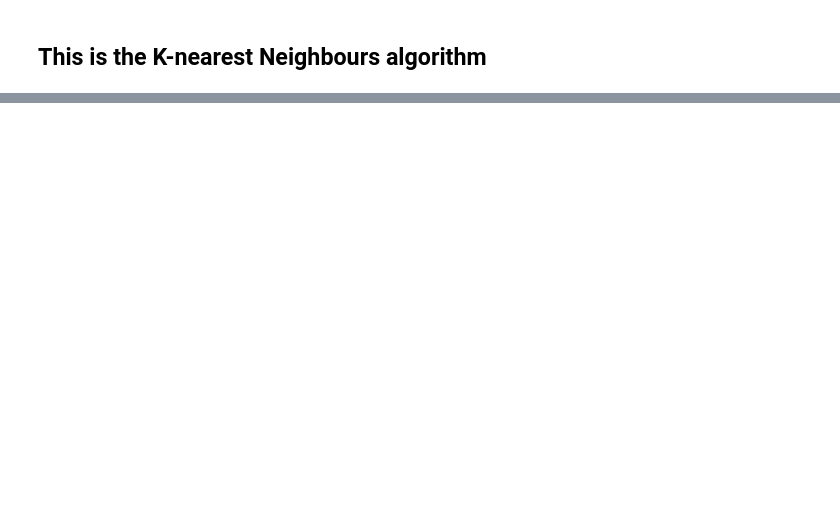
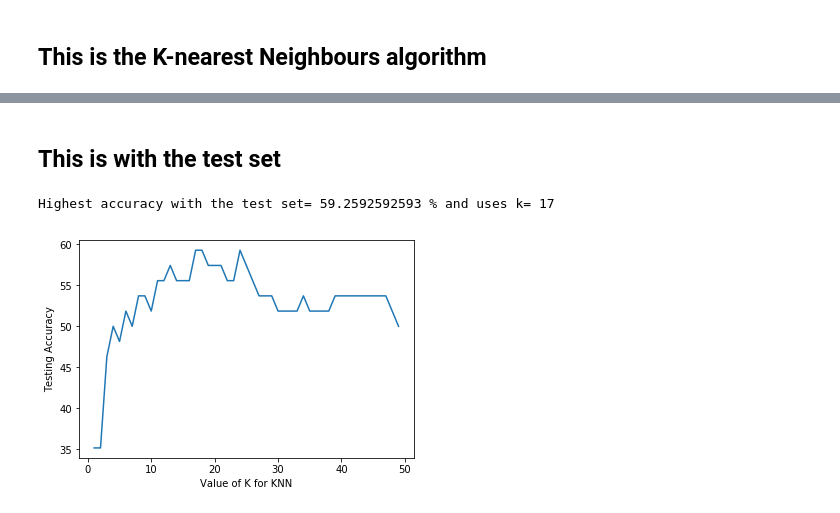
Before and after one commit to Kajzzer/Leren-Beslissen, a Jupyter notebook: KNN.ipynb, the cells around one changed output, grey strips where cells are left out. Drawn from its saved outputs; the diff is of its cells as text; code cells hidden in the pictures; blank space fills up the shorter version.

```diff
--- a/KNN.ipynb
+++ b/KNN.ipynb
@@ -149,0 +131,25 @@ print(distance)
+# %% [markdown]
+## This is with the test set
+# %%
+# Training with the test set
+
+accuracy_list2 = []
+for k in range(1,50):
+    neigh2 = KNeighborsClassifier(n_neighbors=k, weights='distance', metric='manhattan')
+    neigh2.fit(X, y)
+    predicted2 = neigh2.predict(X_testing)
+    score2 = metrics.accuracy_score(y_testing, predicted2)
+    accuracy_list2.append(score2*100)
+
+#print(accuracy_list2)
+
+#following lines plots the graph of accuracies per number of neighbours
+plt.plot(range(1,50), accuracy_list2)
+plt.xlabel('Value of K for KNN')
+plt.ylabel('Testing Accuracy')
+
+
+print("Highest accuracy with the test set=",max(accuracy_list2),"% and uses k=", np.argmax(accuracy_list2)+1)
+# %% [output]
+Highest accuracy with the test set= 59.2592592593 % and uses k= 17
+[figure, added]
```
Also changed, not shown: parts of 11 cells of this notebook.
